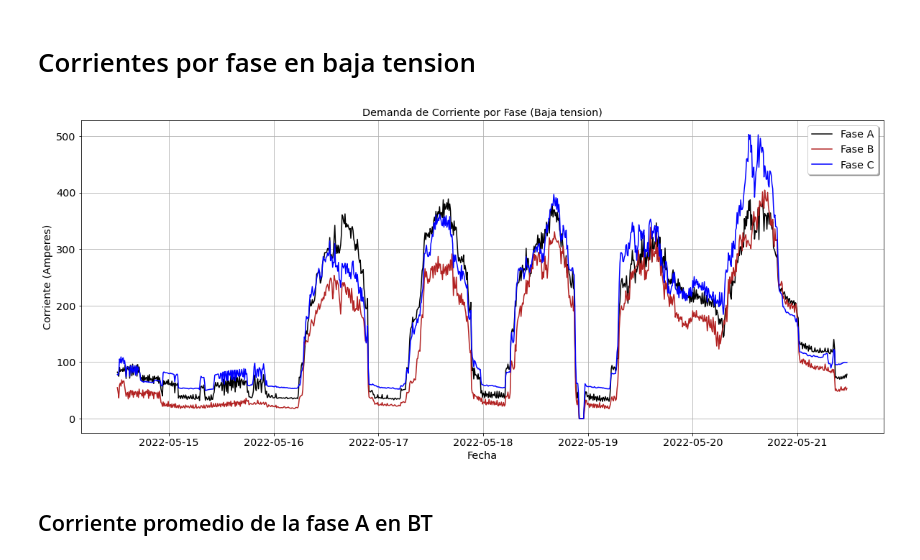
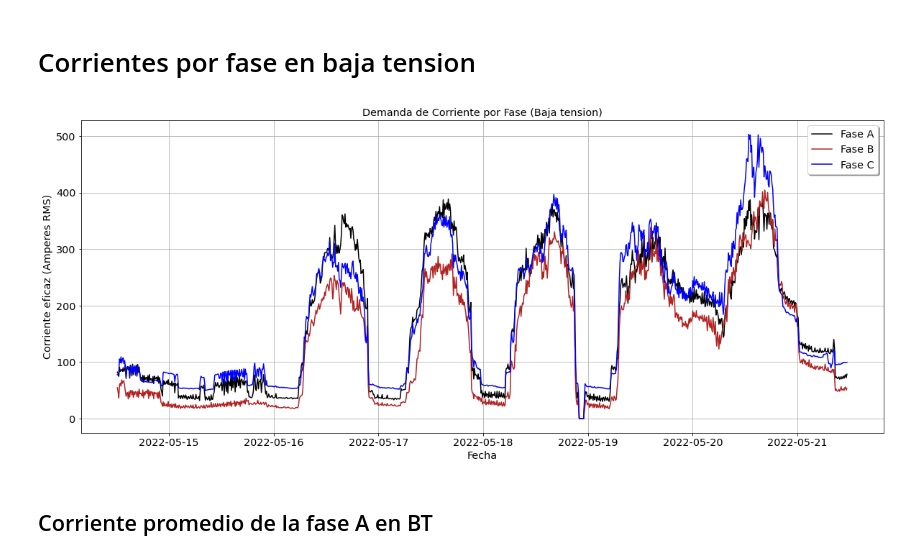
Before and after one commit to anghelcast/pqdata_samples, a Jupyter notebook: PQDATA_500KVA_FIME/PQDATA_500KVA.ipynb, the cells around one changed output. Drawn from its saved outputs; the diff is of its cells as text; code cells hidden in the pictures.

```diff
--- a/PQDATA_500KVA_FIME/PQDATA_500KVA.ipynb
+++ b/PQDATA_500KVA_FIME/PQDATA_500KVA.ipynb
@@ -163,22 +163,22 @@ sp.mean(axis= 'index')
 # %%
 plt.figure(figsize=(20,8))
 x1= df1['Fecha']
 cax= df1['Current-A-x']
 cbx= df1['Current-B-x']
 ccx= df1['Current-C-x']
 
 plt.plot(x1, cax, color ='black', label='Fase A')
 plt.plot(x1, cbx, color = 'firebrick', label='Fase B')
 plt.plot(x1, ccx, color = 'blue', label= 'Fase C')
 
 plt.title('Demanda de Corriente por Fase (Baja tension)')
 plt.xlabel('Fecha')
-plt.ylabel('Corriente (Amperes)')
+plt.ylabel('Corriente eficaz (Amperes RMS)')
 plt.grid()
 plt.legend( shadow=True )
 plt.show()
 # %% [output]
-[figure, old version]
+[figure, new version]
 # %% [markdown]
 ## Corriente promedio de la fase A en BT
 # %%
```
Also changed, not shown: parts of 14 cells of this notebook.
